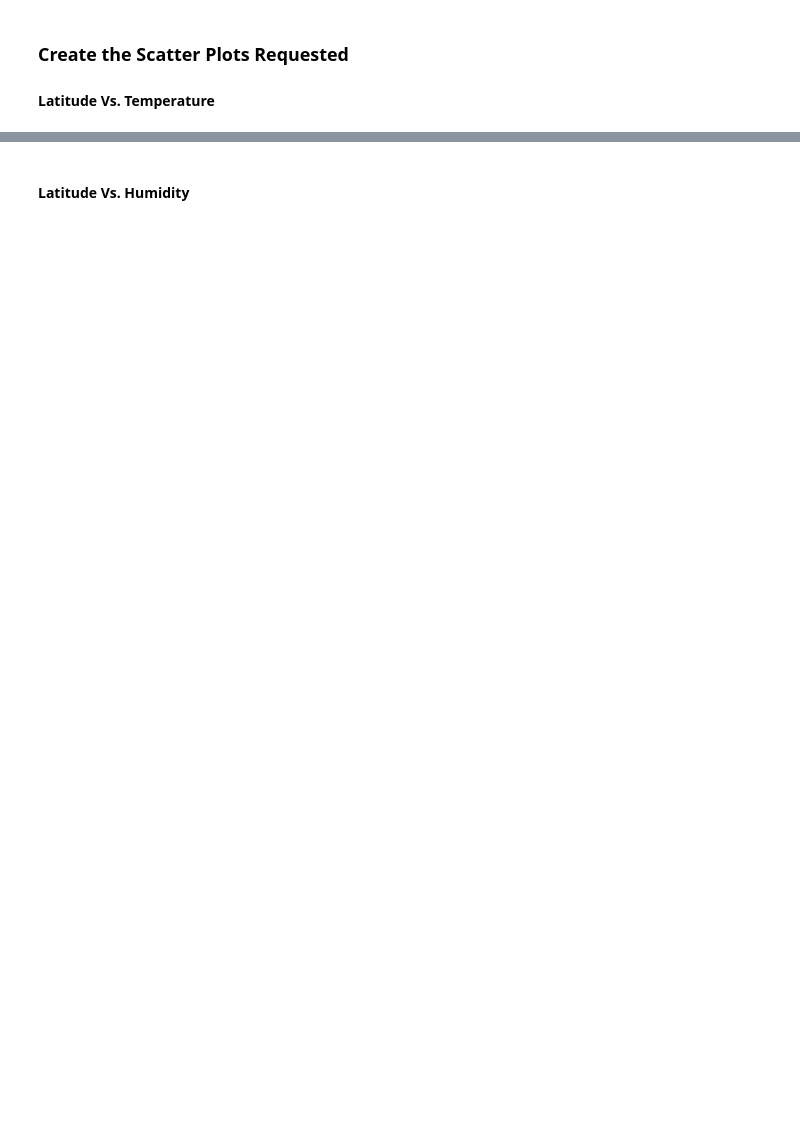
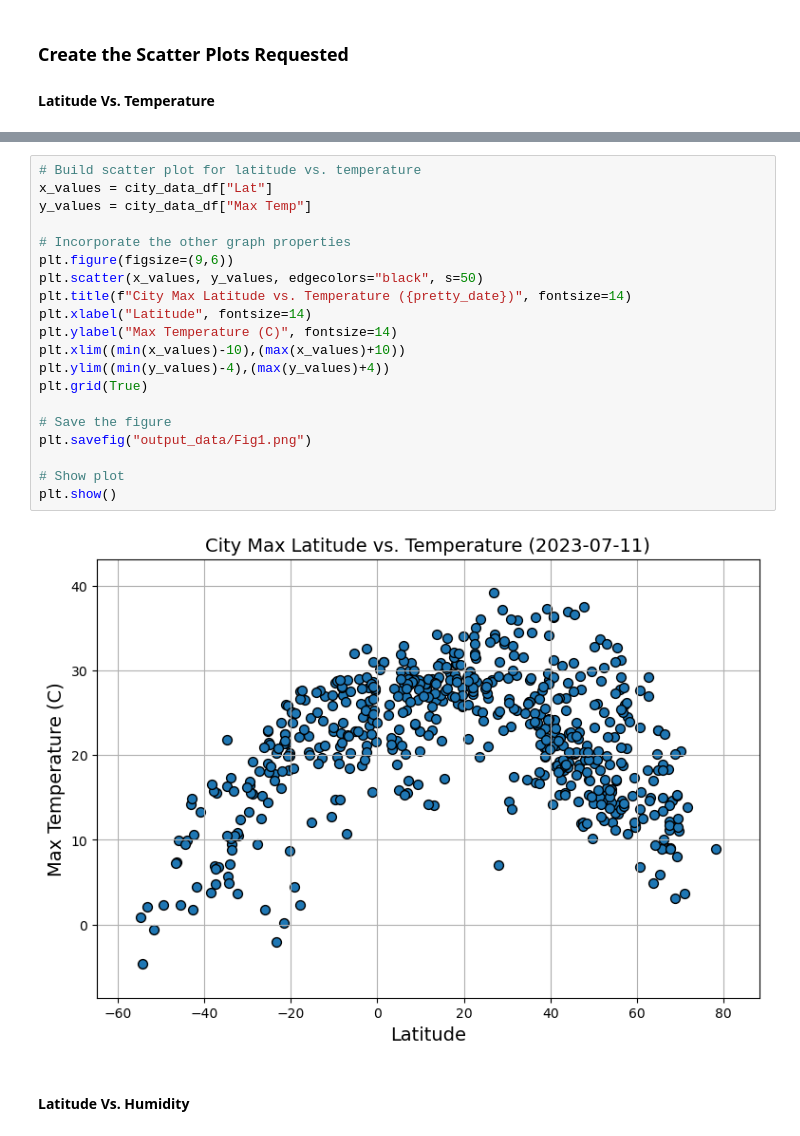
Before and after one commit to lathamlm/python-api-challenge, a Jupyter notebook: WeatherPy/WeatherPy.ipynb, the cells around one changed output, grey strips where cells are left out. Drawn from its saved outputs; the diff is of its cells as text; blank space fills up the shorter version.

Commit message:
updated code through 1st set of scatterplots

```diff
--- a/WeatherPy/WeatherPy.ipynb
+++ b/WeatherPy/WeatherPy.ipynb
@@ -233,2 +231,24 @@ plt.show()
+# %%
+# Build scatter plot for latitude vs. temperature
+x_values = city_data_df["Lat"]
+y_values = city_data_df["Max Temp"]
+
+# Incorporate the other graph properties
+plt.figure(figsize=(9,6))
+plt.scatter(x_values, y_values, edgecolors="black", s=50)
+plt.title(f"City Max Latitude vs. Temperature ({pretty_date})", fontsize=14)
+plt.xlabel("Latitude", fontsize=14)
+plt.ylabel("Max Temperature (C)", fontsize=14)
+plt.xlim((min(x_values)-10),(max(x_values)+10))
+plt.ylim((min(y_values)-4),(max(y_values)+4))
+plt.grid(True)
+
+# Save the figure
+plt.savefig("output_data/Fig1.png")
+
+# Show plot
+plt.show()
+# %% [output]
+[figure, added]
 # %% [markdown]
 #### Latitude Vs. Humidity
```
Also changed, not shown: parts of 25 cells of this notebook, 5 other files.
